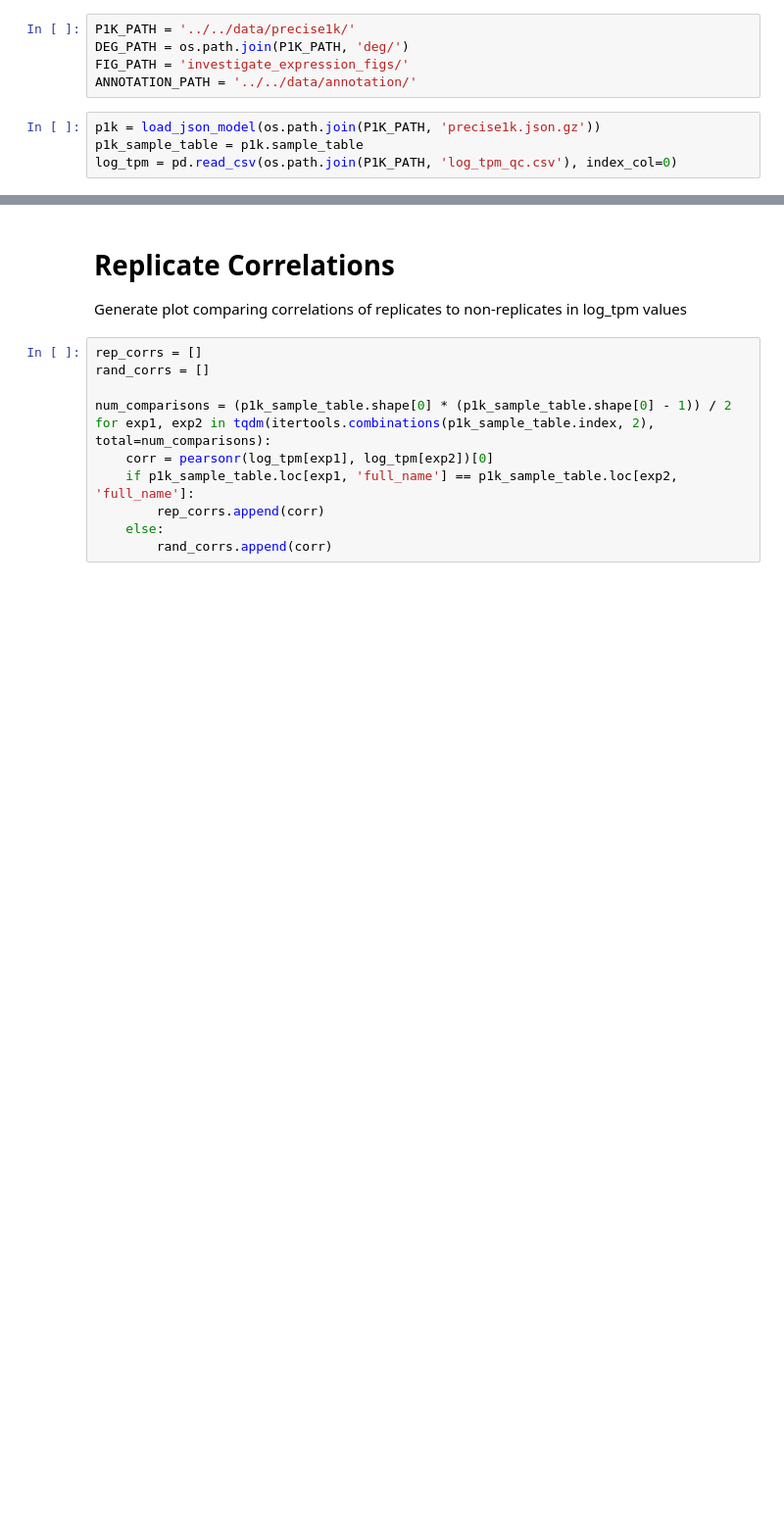
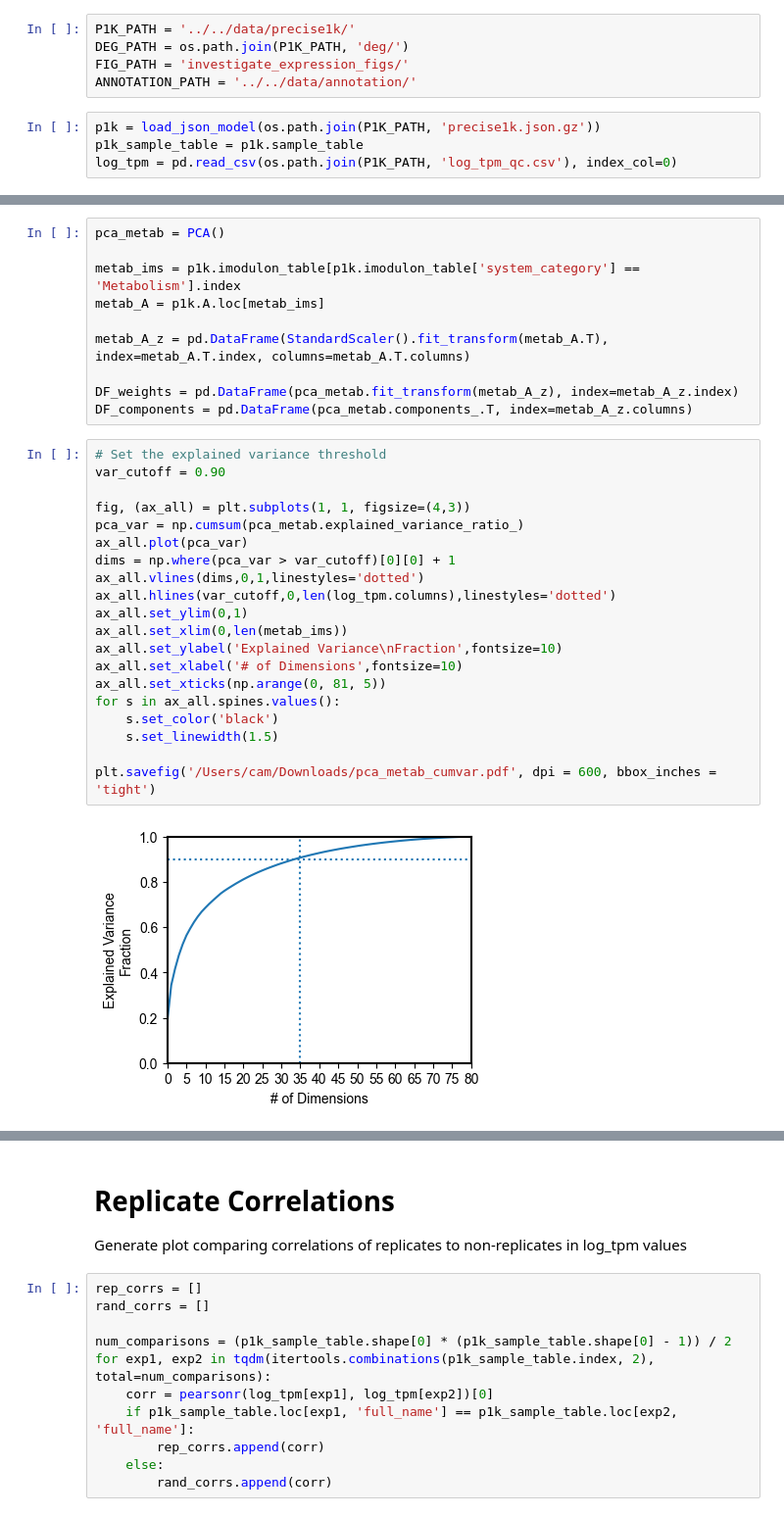
Before and after one commit to SBRG/precise1k, a Jupyter notebook: notebooks/precise1k/fig__investigate_expression.ipynb, the cells around one changed output, grey strips where cells are left out. Shown at 98% size. Drawn from its saved outputs; the diff is of its cells as text; blank space fills up the shorter version.

```diff
--- a/notebooks/precise1k/fig__investigate_expression.ipynb
+++ b/notebooks/precise1k/fig__investigate_expression.ipynb
@@ -44,0 +207,32 @@ log_tpm = pd.read_csv(os.path.join(P1K_PATH, 'log_tpm_qc.csv'), index_col=0)
+# %%
+pca_metab = PCA()
+
+metab_ims = p1k.imodulon_table[p1k.imodulon_table['system_category'] == 'Metabolism'].index
+metab_A = p1k.A.loc[metab_ims]
+
+metab_A_z = pd.DataFrame(StandardScaler().fit_transform(metab_A.T), index=metab_A.T.index, columns=metab_A.T.columns)
+
+DF_weights = pd.DataFrame(pca_metab.fit_transform(metab_A_z), index=metab_A_z.index)
+DF_components = pd.DataFrame(pca_metab.components_.T, index=metab_A_z.columns)
+# %%
+# Set the explained variance threshold
+var_cutoff = 0.90
+
+fig, (ax_all) = plt.subplots(1, 1, figsize=(4,3))
+pca_var = np.cumsum(pca_metab.explained_variance_ratio_)
+ax_all.plot(pca_var)
+dims = np.where(pca_var > var_cutoff)[0][0] + 1
+ax_all.vlines(dims,0,1,linestyles='dotted')
+ax_all.hlines(var_cutoff,0,len(log_tpm.columns),linestyles='dotted')
+ax_all.set_ylim(0,1)
+ax_all.set_xlim(0,len(metab_ims))
+ax_all.set_ylabel('Explained Variance\nFraction',fontsize=10)
+ax_all.set_xlabel('# of Dimensions',fontsize=10)
+ax_all.set_xticks(np.arange(0, 81, 5))
+for s in ax_all.spines.values():
+    s.set_color('black')
+    s.set_linewidth(1.5)
+
+plt.savefig('/Users/cam/Downloads/pca_metab_cumvar.pdf', dpi = 600, bbox_inches = 'tight')
+# %% [output]
+[figure, added]
```
Also changed, not shown: parts of 63 cells of this notebook, 18 other files.
